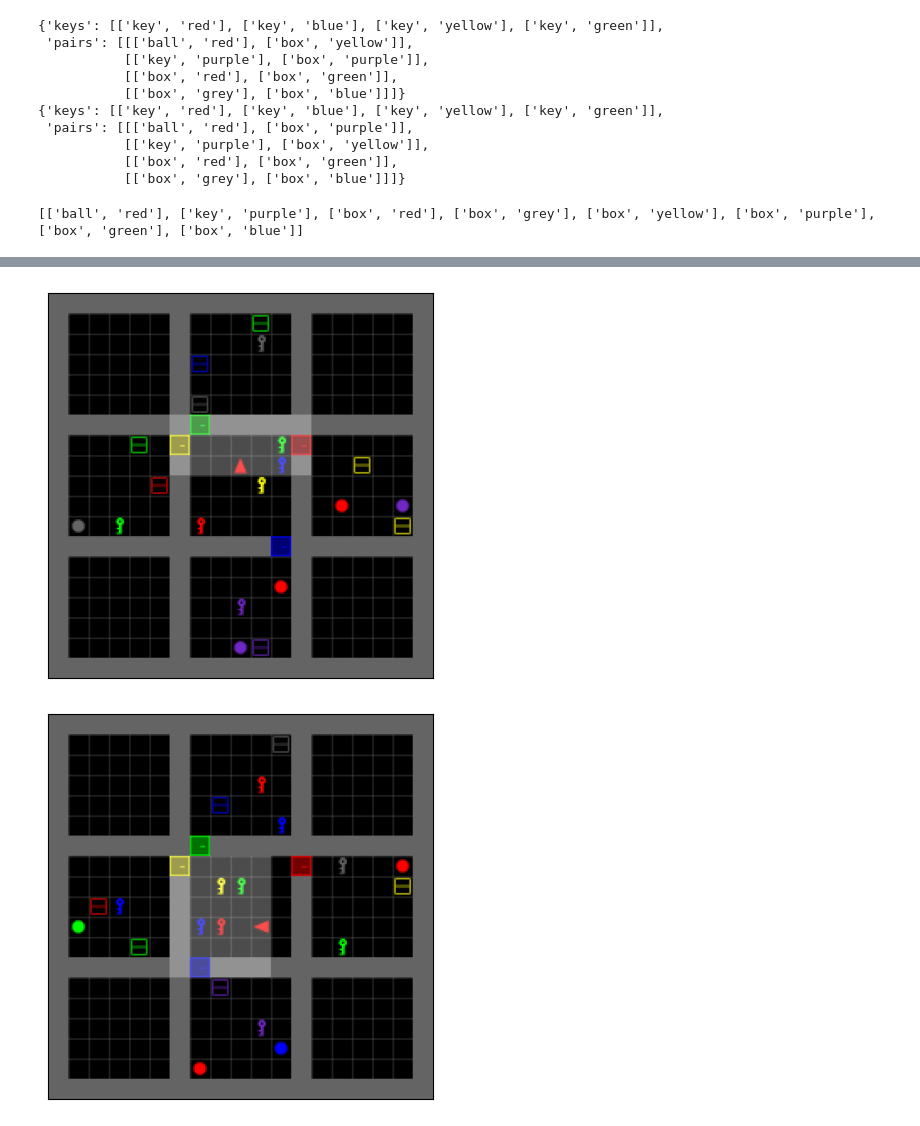
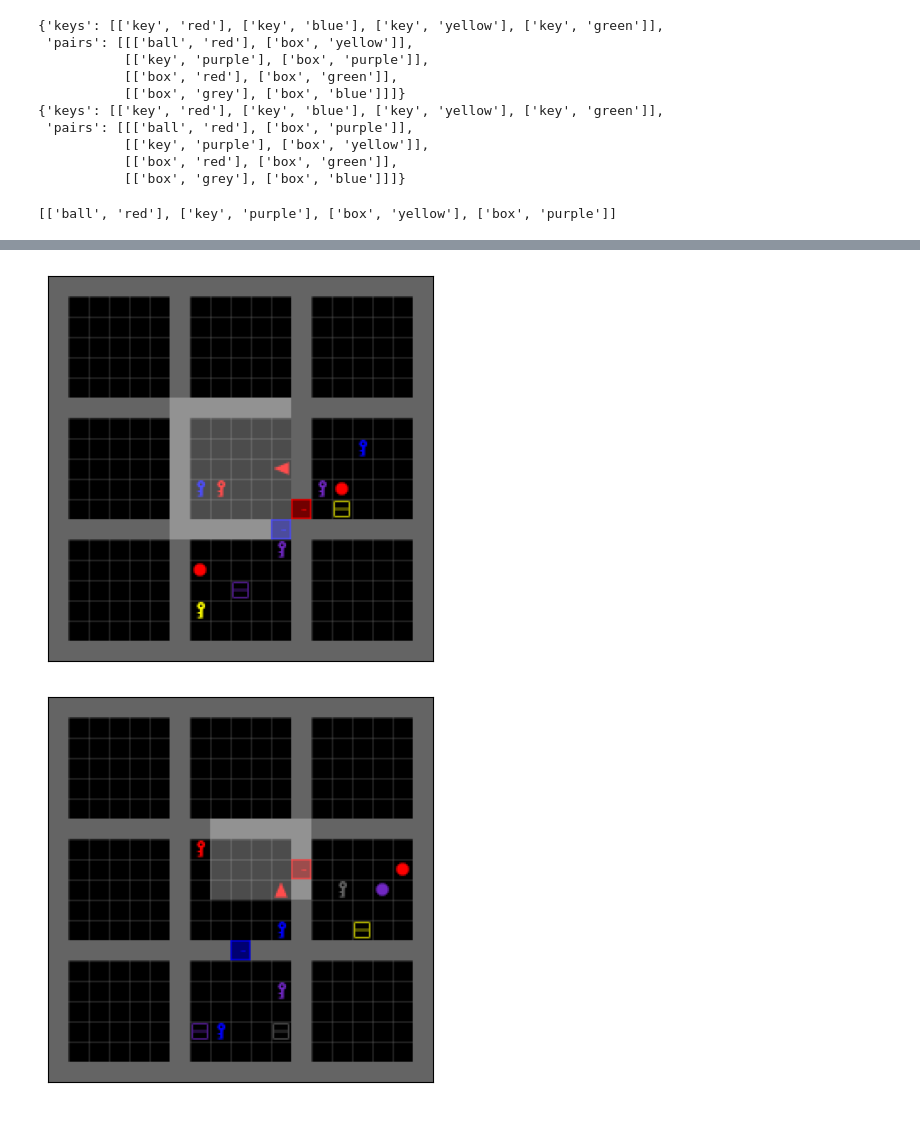
Before and after one commit to susannahsu/neurorl, a Jupyter notebook: projects/human_sf/create_mazes.ipynb, the cells around one changed output, grey strips where cells are left out. Drawn from its saved outputs; the diff is of its cells as text; code cells hidden in the pictures.

```diff
--- a/projects/human_sf/create_mazes.ipynb
+++ b/projects/human_sf/create_mazes.ipynb
@@ -229,6 +229,7 @@ env = key_room.KeyRoom(
     training=False,
     swap_episodes=3,
     num_dists=2,
+    num_task_rooms=2,
     color_rooms=False,
     flat_task=True)
 env = minigrid.wrappers.RGBImgObsWrapper(env, tile_size=12)
@@ -238,4 +239,4 @@ for _ in range(5):
     obs, info = env.reset()
     plot_image(obs['image'])  # Assuming image has shape (C, H, W)
 # %% [output]
-[['ball', 'red'], ['key', 'purple'], ['box', 'red'], ['box', 'grey'], ['box', 'yellow'], ['box', 'purple'], ['box', 'green'], ['box', 'blue']]
+[['ball', 'red'], ['key', 'purple'], ['box', 'yellow'], ['box', 'purple']]
@@ -243,2 +244,2 @@ for _ in range(5):
-[figure, old version]
+[figure, new version]
-[figure, old version]
+[figure, new version]
```
Also changed, not shown: parts of 5 cells of this notebook, 1 other file.
